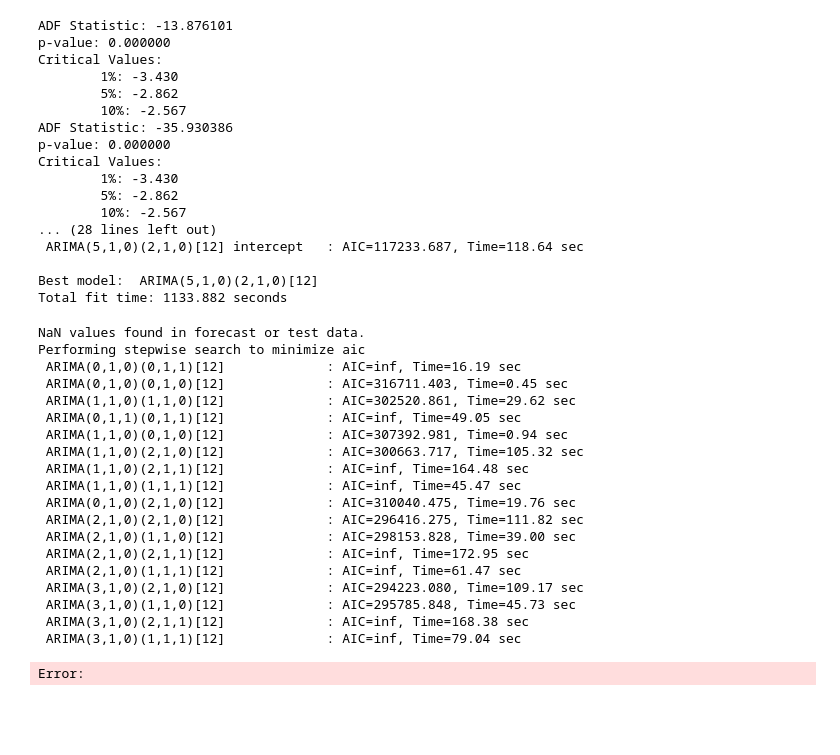
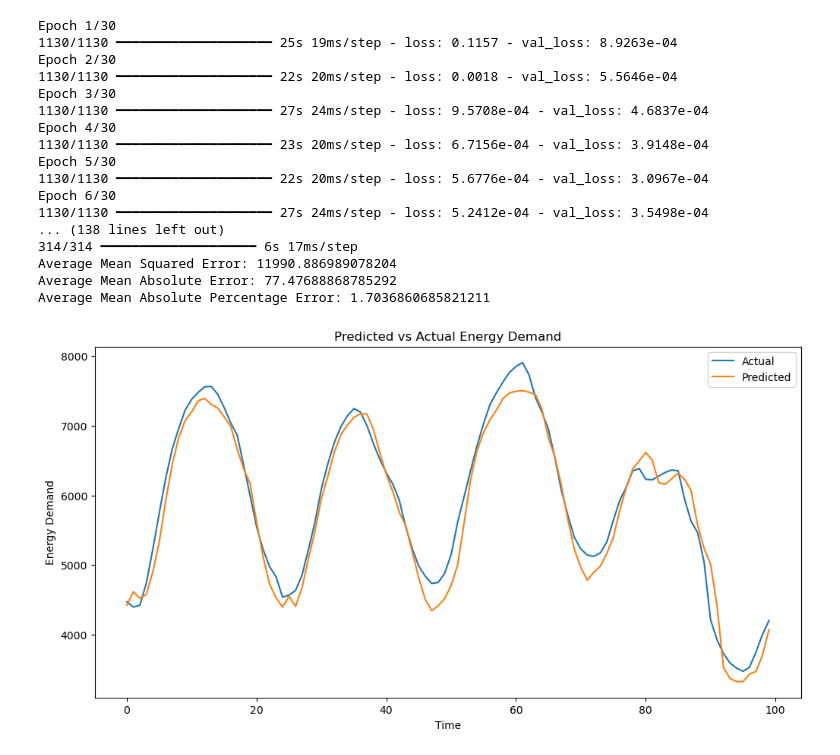
Before and after one commit to rushilkukreja/energy, a Jupyter notebook: City-Specific-TCN/Philadelphia.ipynb, the cells around one changed output. Cells and saved outputs as stored; diff of their text form; code cells hidden in the pictures; blank space fills up the shorter version.

```diff
--- a/City-Specific-TCN/Philadelphia.ipynb
+++ b/City-Specific-TCN/Philadelphia.ipynb
@@ -12,7 +12,7 @@ from sklearn.metrics import mean_squared_error, mean_absolute_error
 import tensorflow as tf
 
 
-df = pd.read_excel('Philadelphia.xlsx')
+df = pd.read_excel('../City-Specific Data/Philadelphia.xlsx')
 df.dropna(inplace=True)
 
 
@@ -142,67 +142,48 @@ for train_index, test_index in kf.split(X):
 
     mse_scores.append(mse)
     mae_scores.append(mae)
     mape_scores.append(mape)
 
     fold_results = pd.DataFrame({
         'Date': dates_test,
         'Actual': y_test_original.flatten(),
         'Predicted': predictions.flatten()
     })
     result_df = pd.concat([result_df, fold_results], ignore_index=True)
 
 
 average_mse = np.mean(mse_scores)
 average_mae = np.mean(mae_scores)
 average_mape = np.mean(mape_scores)
 print(f"Average Mean Squared Error: {average_mse}")
 print(f"Average Mean Absolute Error: {average_mae}")
 print(f"Average Mean Absolute Percentage Error: {average_mape}")
 
 
 plt.figure(figsize=(12, 6))
 plt.plot(result_df['Actual'][:100], label='Actual')
 plt.plot(result_df['Predicted'][:100], label='Predicted')
 plt.title('Predicted vs Actual Energy Demand')
 plt.xlabel('Time')
 plt.ylabel('Energy Demand')
 plt.legend()
 plt.show()
 # %% [output]
-ADF Statistic: -13.876101
-p-value: 0.000000
-Critical Values:
-        1%: -3.430
-        5%: -2.862
-        10%: -2.567
-ADF Statistic: -35.930386
-p-value: 0.000000
-Critical Values:
-        1%: -3.430
-        5%: -2.862
-        10%: -2.567
-... (28 lines left out)
- ARIMA(5,1,0)(2,1,0)[12] intercept   : AIC=117233.687, Time=118.64 sec
-
-Best model:  ARIMA(5,1,0)(2,1,0)[12]
-Total fit time: 1133.882 seconds
+Epoch 1/30
+1130/1130 ━━━━━━━━━━━━━━━━━━━━ 25s 19ms/step - loss: 0.1157 - val_loss: 8.9263e-04
+Epoch 2/30
+1130/1130 ━━━━━━━━━━━━━━━━━━━━ 22s 20ms/step - loss: 0.0018 - val_loss: 5.5646e-04
+Epoch 3/30
+1130/1130 ━━━━━━━━━━━━━━━━━━━━ 27s 24ms/step - loss: 9.5708e-04 - val_loss: 4.6837e-04
+Epoch 4/30
+1130/1130 ━━━━━━━━━━━━━━━━━━━━ 23s 20ms/step - loss: 6.7156e-04 - val_loss: 3.9148e-04
+Epoch 5/30
+1130/1130 ━━━━━━━━━━━━━━━━━━━━ 22s 20ms/step - loss: 5.6776e-04 - val_loss: 3.0967e-04
+Epoch 6/30
+1130/1130 ━━━━━━━━━━━━━━━━━━━━ 27s 24ms/step - loss: 5.2412e-04 - val_loss: 3.5498e-04
+... (138 lines left out)
+314/314 ━━━━━━━━━━━━━━━━━━━━ 6s 17ms/step
+Average Mean Squared Error: 11990.886989078204
+Average Mean Absolute Error: 77.47688868785292
+Average Mean Absolute Percentage Error: 1.7036860685821211
-NaN values found in forecast or test data.
-Performing stepwise search to minimize aic
- ARIMA(0,1,0)(0,1,1)[12]             : AIC=inf, Time=16.19 sec
- ARIMA(0,1,0)(0,1,0)[12]             : AIC=316711.403, Time=0.45 sec
- ARIMA(1,1,0)(1,1,0)[12]             : AIC=302520.861, Time=29.62 sec
- ARIMA(0,1,1)(0,1,1)[12]             : AIC=inf, Time=49.05 sec
- ARIMA(1,1,0)(0,1,0)[12]             : AIC=307392.981, Time=0.94 sec
- ARIMA(1,1,0)(2,1,0)[12]             : AIC=300663.717, Time=105.32 sec
- ARIMA(1,1,0)(2,1,1)[12]             : AIC=inf, Time=164.48 sec
- ARIMA(1,1,0)(1,1,1)[12]             : AIC=inf, Time=45.47 sec
- ARIMA(0,1,0)(2,1,0)[12]             : AIC=310040.475, Time=19.76 sec
- ARIMA(2,1,0)(2,1,0)[12]             : AIC=296416.275, Time=111.82 sec
- ARIMA(2,1,0)(1,1,0)[12]             : AIC=298153.828, Time=39.00 sec
- ARIMA(2,1,0)(2,1,1)[12]             : AIC=inf, Time=172.95 sec
- ARIMA(2,1,0)(1,1,1)[12]             : AIC=inf, Time=61.47 sec
- ARIMA(3,1,0)(2,1,0)[12]             : AIC=294223.080, Time=109.17 sec
- ARIMA(3,1,0)(1,1,0)[12]             : AIC=295785.848, Time=45.73 sec
- ARIMA(3,1,0)(2,1,1)[12]             : AIC=inf, Time=168.38 sec
- ARIMA(3,1,0)(1,1,1)[12]             : AIC=inf, Time=79.04 sec
-Error:
+[figure, added]
```
